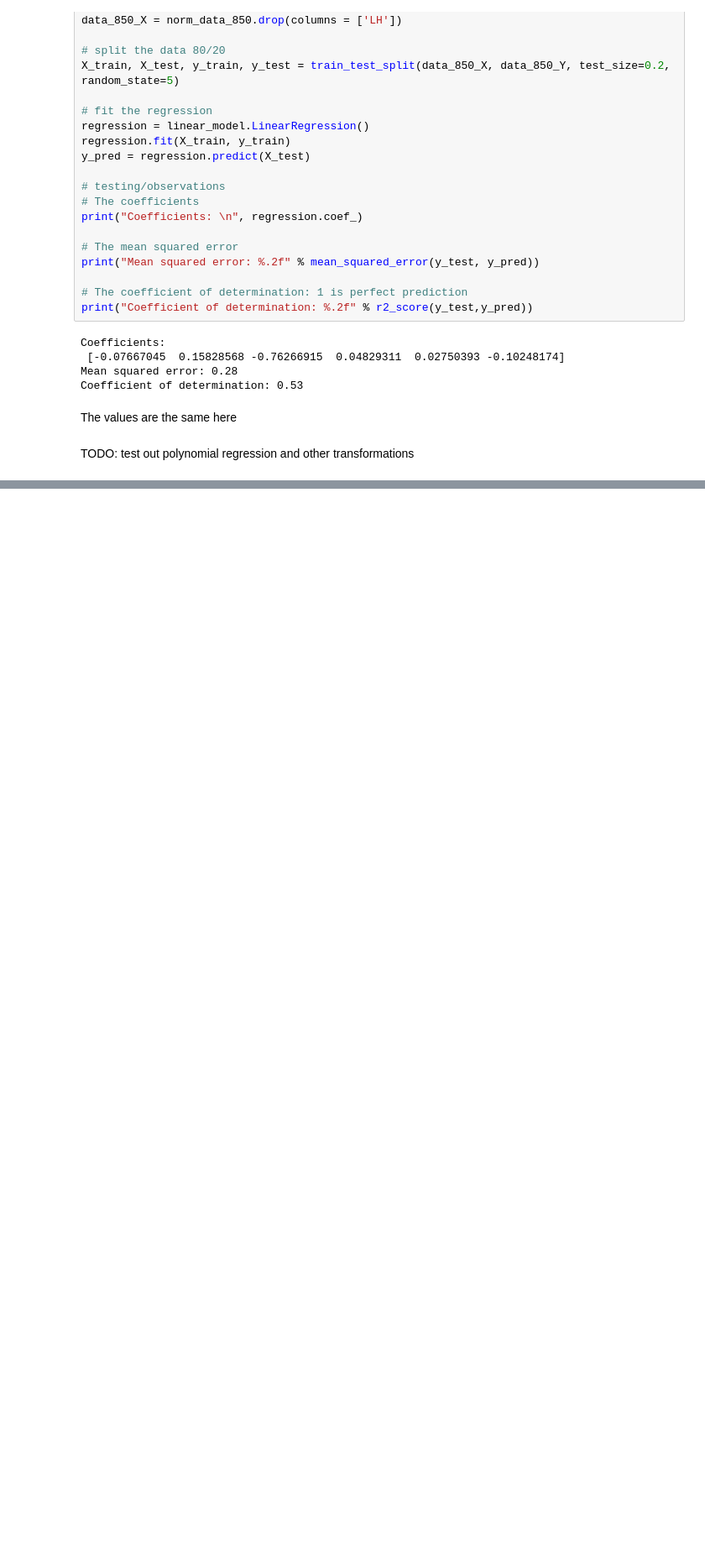
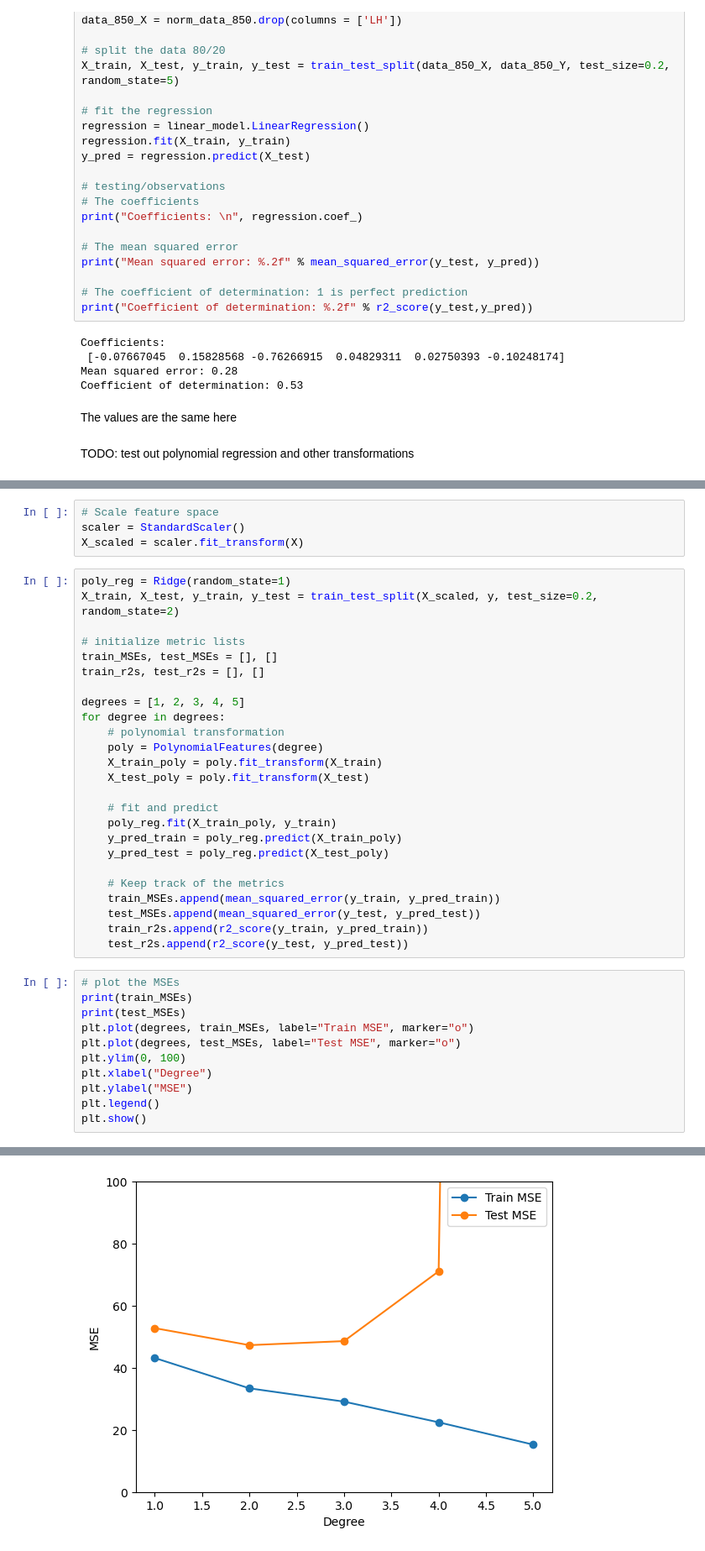
Before and after one commit to DanielRJohnson/EECS738-FP, a Jupyter notebook: LR_testing.ipynb, the cells around one changed output, grey strips where cells are left out. Shown: that part at 84% size. Saved outputs shown, nothing was run; the diff lists cells and outputs as text; blank space fills up the shorter version.

Commit message:
add polynomial ridge regression

```diff
--- a/LR_testing.ipynb
+++ b/LR_testing.ipynb
@@ -205,0 +206,41 @@ TODO: test out polynomial regression and other transformations
+# %%
+# Scale feature space
+scaler = StandardScaler()
+X_scaled = scaler.fit_transform(X)
+# %%
+poly_reg = Ridge(random_state=1)
+X_train, X_test, y_train, y_test = train_test_split(X_scaled, y, test_size=0.2, random_state=2)
+
+# initialize metric lists
+train_MSEs, test_MSEs = [], []
+train_r2s, test_r2s = [], []
+
+degrees = [1, 2, 3, 4, 5]
+for degree in degrees:
+    # polynomial transformation
+    poly = PolynomialFeatures(degree)
+    X_train_poly = poly.fit_transform(X_train)
+    X_test_poly = poly.fit_transform(X_test)
+
+    # fit and predict
+    poly_reg.fit(X_train_poly, y_train)
+    y_pred_train = poly_reg.predict(X_train_poly)
+    y_pred_test = poly_reg.predict(X_test_poly)
+
+    # Keep track of the metrics
+    train_MSEs.append(mean_squared_error(y_train, y_pred_train))
+    test_MSEs.append(mean_squared_error(y_test, y_pred_test))
+    train_r2s.append(r2_score(y_train, y_pred_train))
+    test_r2s.append(r2_score(y_test, y_pred_test))
+# %%
+# plot the MSEs
+print(train_MSEs)
+print(test_MSEs)
+plt.plot(degrees, train_MSEs, label="Train MSE", marker="o")
+plt.plot(degrees, test_MSEs, label="Test MSE", marker="o")
+plt.ylim(0, 100)
+plt.xlabel("Degree")
+plt.ylabel("MSE")
+plt.legend()
+plt.show()
+# %% [output]
@@ -205,0 +249 @@ TODO: test out polynomial regression and other transformations
+[figure, added]
```
Also changed, not shown: parts of 8 cells of this notebook.
